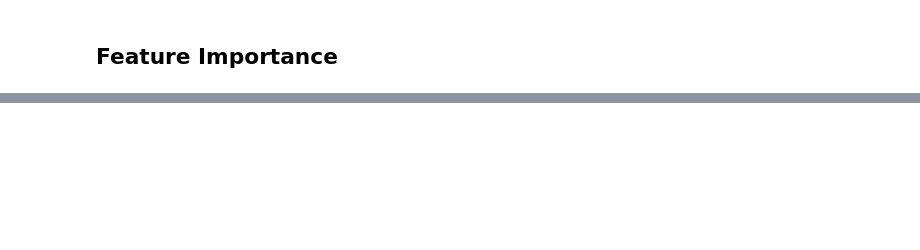
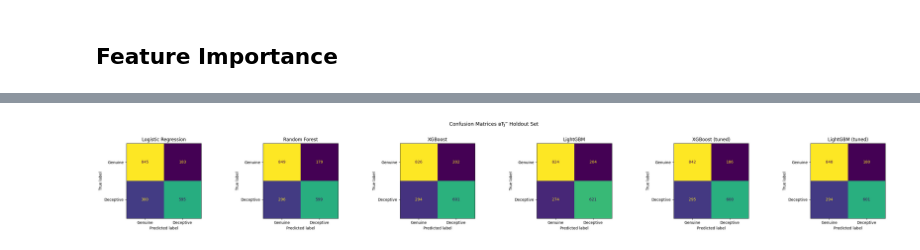
Before and after one commit to Ron-Lakeman/BigDataProject, a Jupyter notebook: src/processing/ml_model_v1.ipynb, the cells around one changed output, grey strips where cells are left out. Saved outputs shown, nothing was run; the diff lists cells and outputs as text; code cells hidden in the pictures; blank space fills up the shorter version.

```diff
--- a/src/processing/ml_model_v1.ipynb
+++ b/src/processing/ml_model_v1.ipynb
@@ -319,0 +408,25 @@ plt.show()
+# %%
+if HAS_LGB:
+    lgb_param_dist = {
+        'classifier__n_estimators':      [200, 300, 400, 500, 600],
+        'classifier__num_leaves':        [15, 31, 50, 63, 80],
+        'classifier__max_depth':         [-1, 4, 6, 8],
+        'classifier__learning_rate':     [0.01, 0.03, 0.05, 0.08, 0.1],
+        'classifier__subsample':         [0.65, 0.7, 0.8, 0.9],
+        'classifier__colsample_bytree':  [0.5, 0.6, 0.7, 0.8],
+        'classifier__min_child_samples': [10, 20, 30, 50],
+        'classifier__reg_alpha':         [0, 0.01, 0.1, 0.5, 1.0],
+        'classifier__reg_lambda':        [0, 0.5, 1.0, 2.0, 5.0],
+    }
+    lgb_search = RandomizedSearchCV(
+        models['LightGBM'], param_distributions=lgb_param_dist,
+        n_iter=40, scoring='roc_auc', cv=cv,
+        random_state=67, n_jobs=-1, verbose=0
+    )
+    lgb_search.fit(X_all, y_all)
+    print(f"Best LightGBM AUC (CV): {lgb_search.best_score_:.4f}")
+    print(f"Best params: {lgb_search.best_params_}")
+    best_lgb = lgb_search.best_estimator_
+else:
+    best_lgb = None
+    print("LightGBM not available вЂ” skipping tuning")
@@ -359,0 +481,16 @@ days_since_first_review      0.0164
+# %%
+model_names = list(results.keys())
+fig, axes = plt.subplots(1, len(model_names), figsize=(5 * len(model_names), 4))
+if len(model_names) == 1:
+    axes = [axes]
+
+for ax, name in zip(axes, model_names):
+    cm = confusion_matrix(y_holdout, results[name]['pred'])
+    ConfusionMatrixDisplay(cm, display_labels=['Genuine', 'Deceptive']).plot(ax=ax, colorbar=False)
+    ax.set_title(name)
+
+plt.suptitle('Confusion Matrices вЂ” Holdout Set', fontsize=13, y=1.02)
+plt.tight_layout()
+plt.show()
+# %% [output]
+[figure, added]
```
Also changed, not shown: parts of 25 cells of this notebook, 24 other files.
